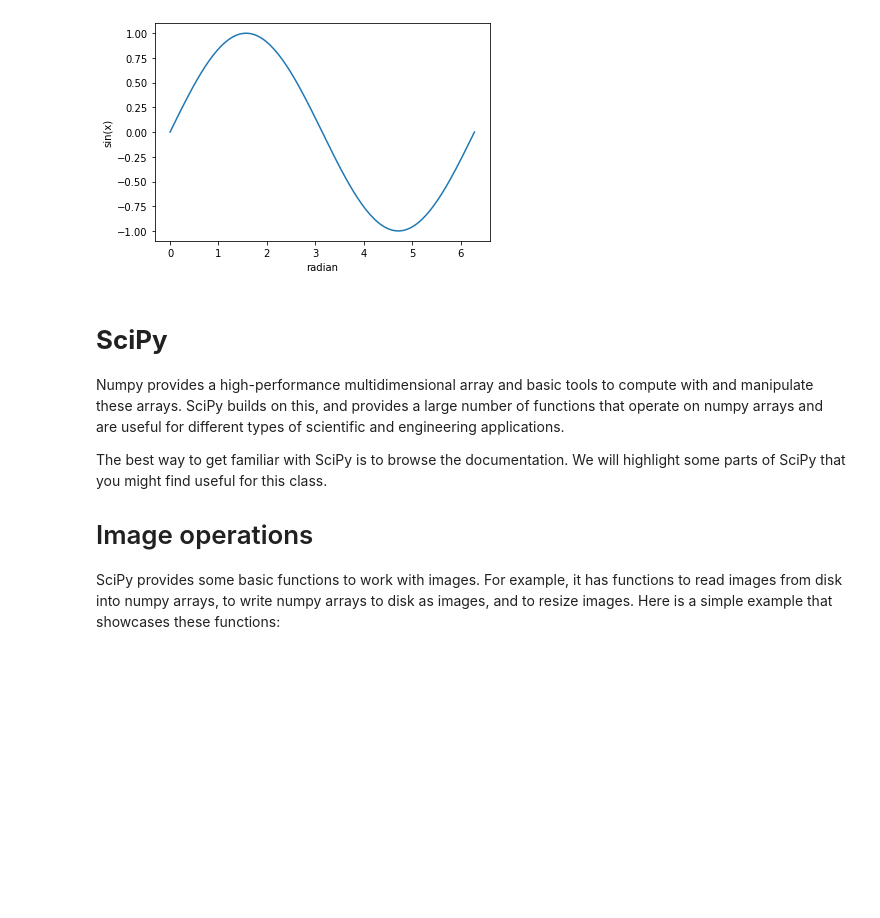
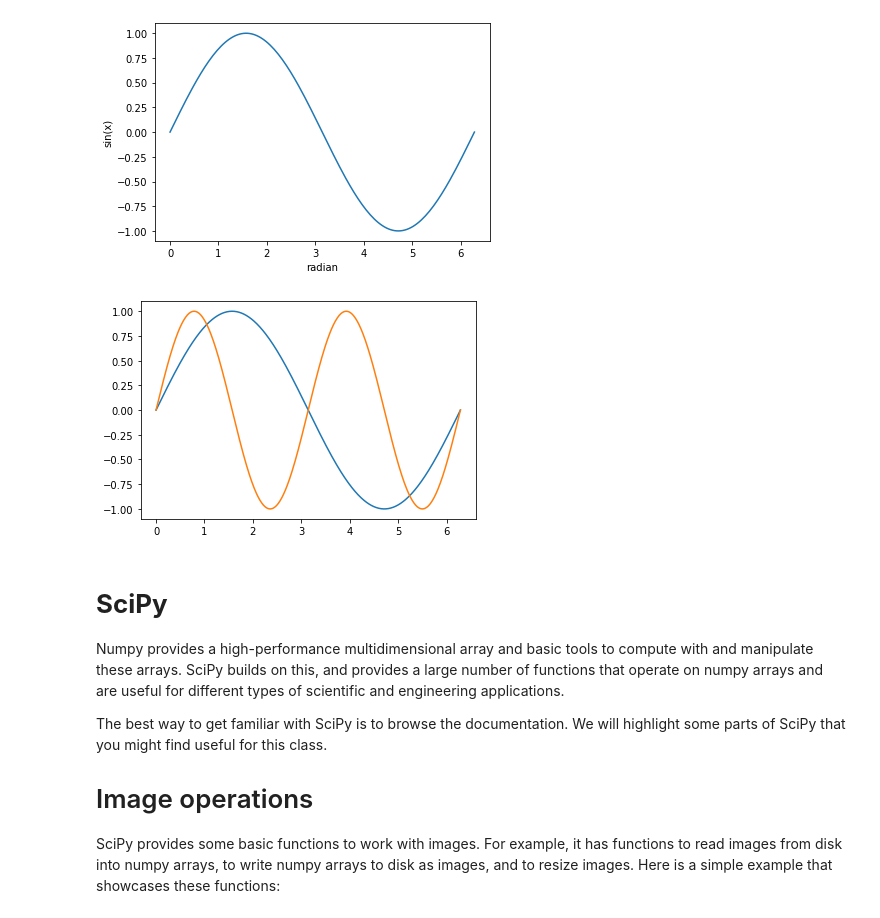
Before and after one commit to gundaminpde/2023-spring, a Jupyter notebook: 01_1_python_tutorial.ipynb, the cells around one changed output. Cells and saved outputs as stored; diff of their text form; code cells hidden in the pictures; blank space fills up the shorter version.

```diff
--- a/01_1_python_tutorial.ipynb
+++ b/01_1_python_tutorial.ipynb
@@ -1718,6 +1724,16 @@ plt.ylabel('sin(x)')
 plt.show()
 # %% [output]
 [figure]
+# %%
+import numpy as np
+import matplotlib.pylab as plt
+
+arr_x = np.linspace(0, 2 * np.pi, num=500) # 1
+plt.plot(arr_x, np.sin(arr_x)) # 2
+plt.plot(arr_x, np.sin(2 * arr_x)) # 3
+plt.show()
+# %% [output]
+[figure, added]
 # %% [markdown]
 # **SciPy**
 
```
Also changed, not shown: parts of 1 cell of this notebook.
